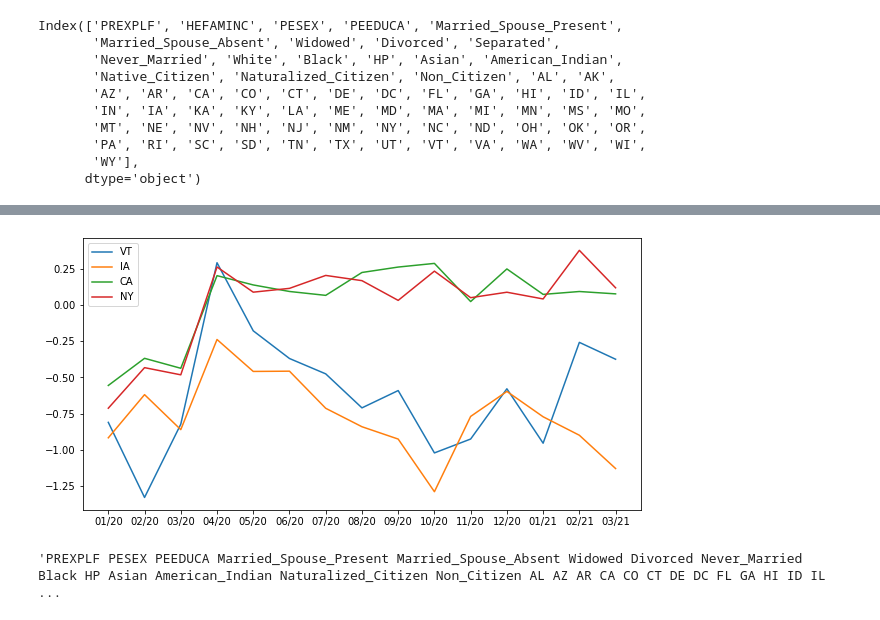
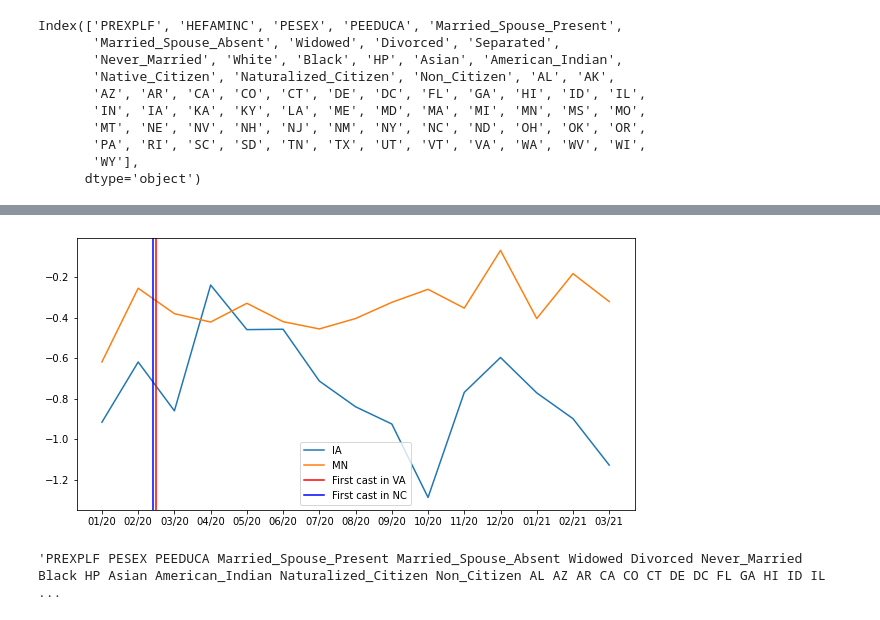
Before and after one commit to teddyholappa/ECON_419, a Jupyter notebook: regressions.ipynb, the cells around one changed output, grey strips where cells are left out. Drawn from its saved outputs; the diff is of its cells as text; code cells hidden in the pictures.

```diff
--- a/regressions.ipynb
+++ b/regressions.ipynb
@@ -222,19 +273,25 @@ clustering.to_csv("cluster.csv")
 # %%
 import matplotlib.pyplot as plt
 import numpy as np
 names = ['01/20', '02/20', '03/20', '04/20', '05/20', '06/20', '07/20', '08/20', '09/20', '10/20',
             '11/20', '12/20', '01/21', '02/21', '03/21']
 plt.figure(figsize=(10,5))
 #plt.plot(names, state_dict['DC'], label='DC')
-plt.plot(names,state_dict['VT'],label='VT')
+#plt.plot(names,state_dict['VT'],label='VT')
 #plt.plot(names,state_dict['FL'],label='FL')
-plt.plot(names,state_dict['IA'],label='IA')
-plt.plot(names,state_dict['CA'],label='CA')
-plt.plot(names,state_dict['NY'],label='NY')
+#plt.plot(names,state_dict['IA'],label='IA')
+#plt.plot(names,state_dict['ME'],label='ME')
+#plt.plot(names,state_dict['NH'],label='NH')
+for state in states:
+    if state in ['IA','MN']:
+        plt.plot(names,state_dict[state],label=state)
+plt.axvline(x=1.5, label='First cast in VA',c='r')
+plt.axvline(x=1.4, label='First cast in NC',c='b')
+
 plt.legend()
 plt.show()
 # %% [output]
-[figure, old version]
+[figure, new version]
 # %%
 #Set up the ordered probit Stata files
 #If PREXPLF == 1 -> unemployed
```
Also changed, not shown: parts of 5 cells of this notebook.
